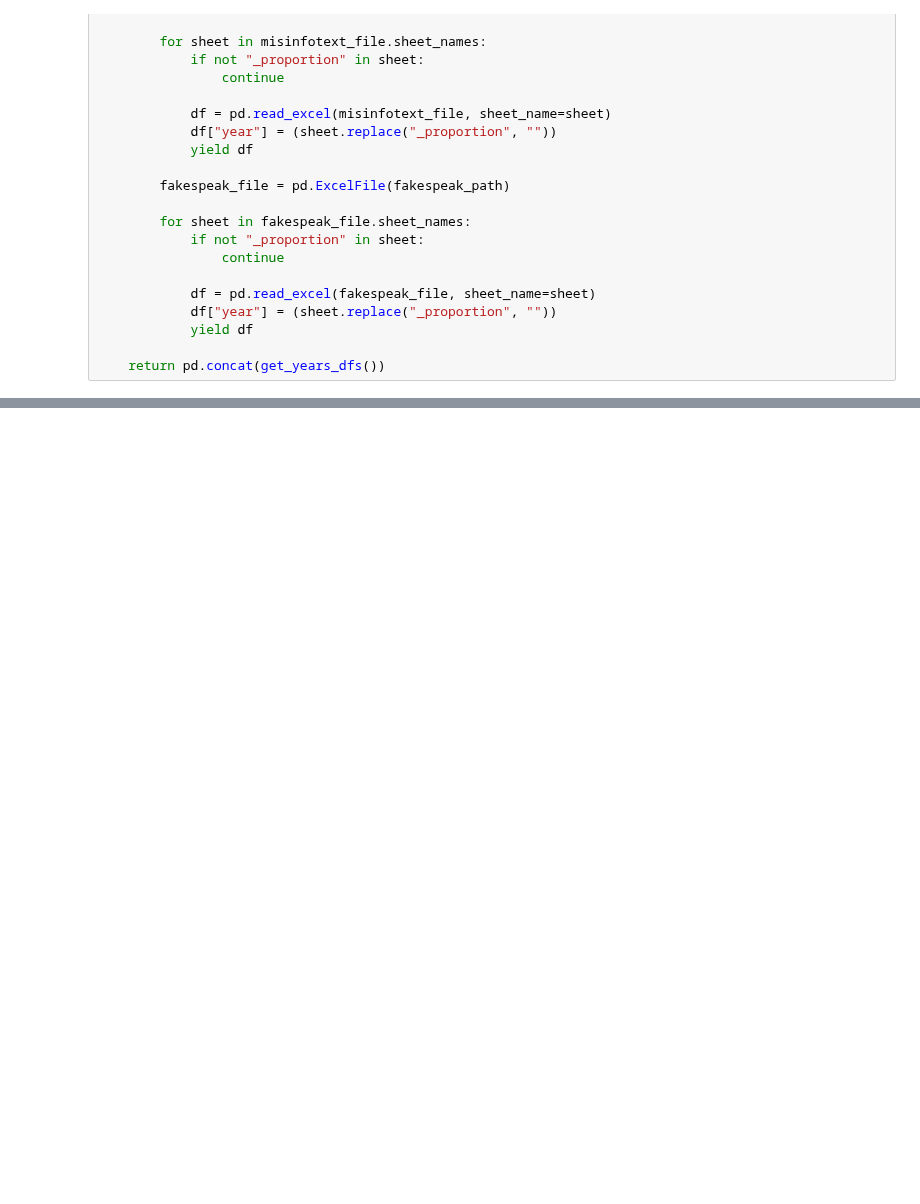
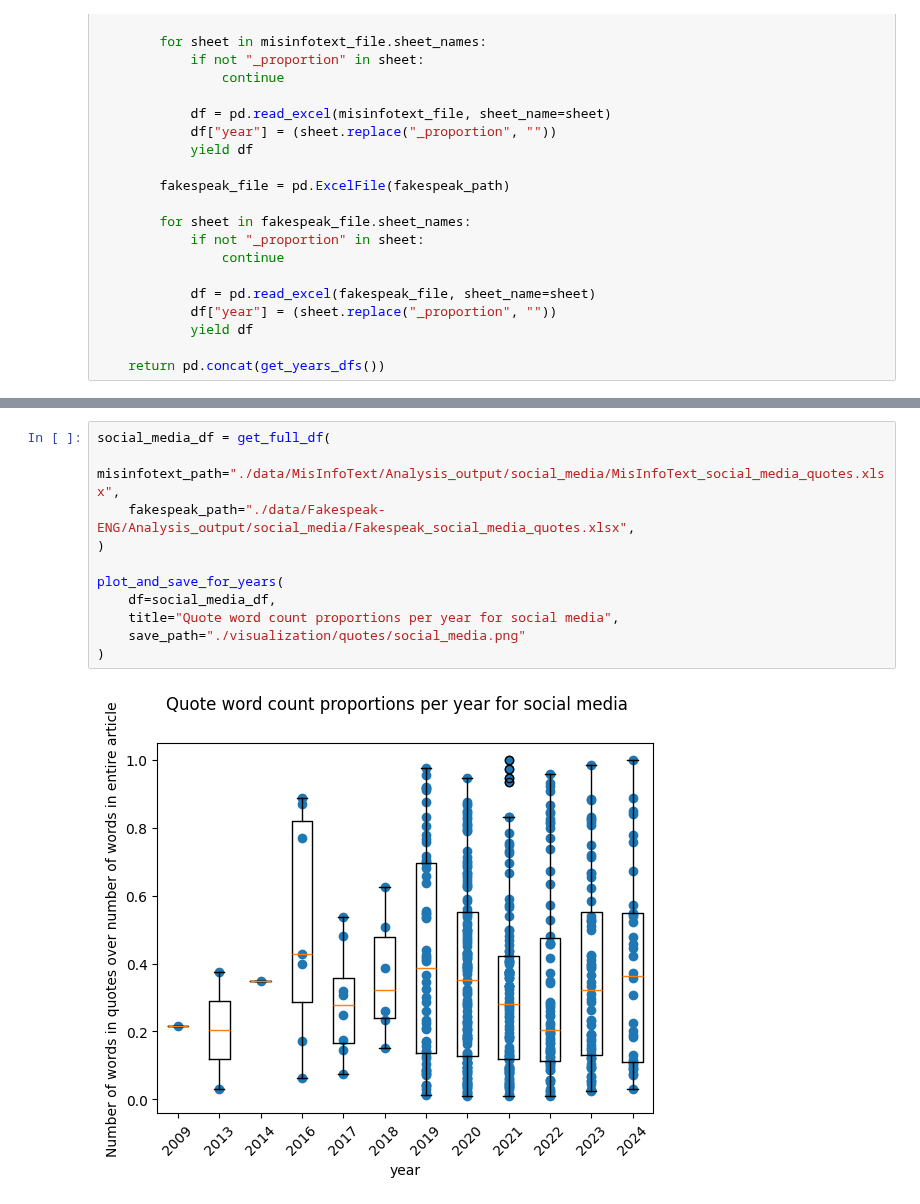
Before and after one commit to sfu-discourse-lab/fake_news_over_time, a Jupyter notebook: quotes_scatterplots.ipynb, the cells around one changed output, grey strips where cells are left out. Cells and saved outputs as stored; diff of their text form; blank space fills up the shorter version.

```diff
--- a/quotes_scatterplots.ipynb
+++ b/quotes_scatterplots.ipynb
@@ -90,0 +92,13 @@ ax.tick_params(axis="x", rotation=45)
+# %%
+social_media_df = get_full_df(
+    misinfotext_path="./data/MisInfoText/Analysis_output/social_media/MisInfoText_social_media_quotes.xlsx",
+    fakespeak_path="./data/Fakespeak-ENG/Analysis_output/social_media/Fakespeak_social_media_quotes.xlsx",
+)
+
+plot_and_save_for_years(
+    df=social_media_df,
+    title="Quote word count proportions per year for social media",
+    save_path="./visualization/quotes/social_media.png"
+)
+# %% [output]
+[figure, added]
```
Also changed, not shown: parts of 9 cells of this notebook, 4 other files.
